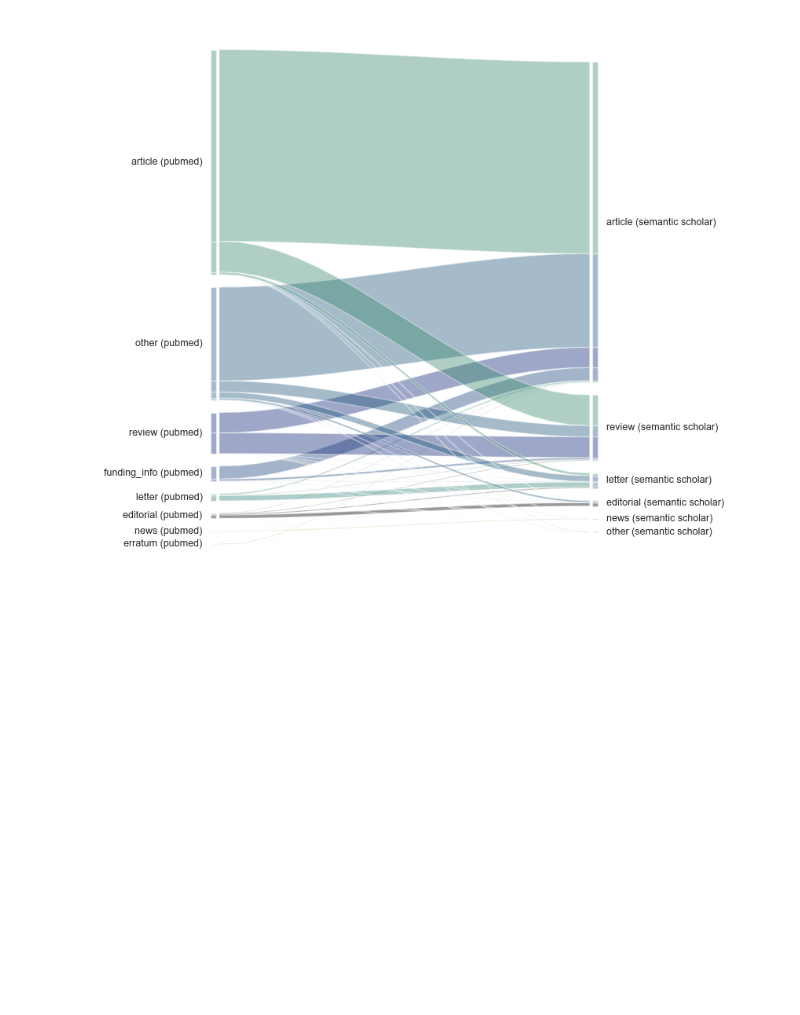
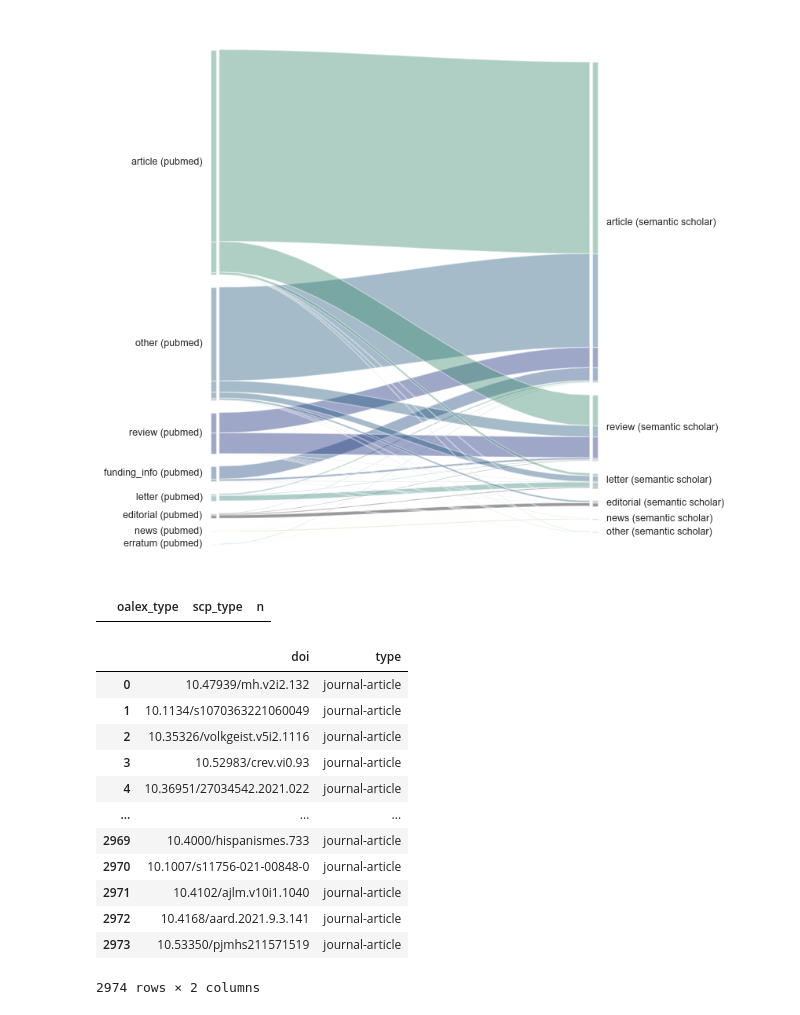
Before and after one commit to naustica/openalex_doctypes, a Jupyter notebook: codebook.ipynb, the cells around one changed output. Cells and saved outputs as stored; diff of their text form; code cells hidden in the pictures; blank space fills up the shorter version.

```diff
--- a/codebook.ipynb
+++ b/codebook.ipynb
@@ -531,3 +634,10 @@ fig.set_size_inches(7,9)
 plt.show()
 # %% [output]
 [figure]
+# %%
+host = os.environ['KB_HOST']
+database = os.environ['KB_DATABASE']
+user = os.environ['KB_USER']
+pw = os.environ['KB_PASSWORD']
+port = os.environ['KB_PORT']
+engine = create_engine(f'postgresql://{user}:{pw}@{host}:{port}/{database}')
@@ -533,0 +653,26 @@ plt.show()
+# %%
+oalex_scp_type
+# %% [output]
+|  | oalex_type | scp_type | n |
+# %%
+test = pd.read_sql("""
+                 SELECT doi, type
+                 FROM unignhaupka.cr_sep2023_test
+                 """,
+                 con=engine)
+# %%
+test
+# %% [output]
+|  | doi | type |
+| 0 | 10.47939/mh.v2i2.132 | journal-article |
+| 1 | 10.1134/s1070363221060049 | journal-article |
+| 2 | 10.35326/volkgeist.v5i2.1116 | journal-article |
+| 3 | 10.52983/crev.vi0.93 | journal-article |
+| 4 | 10.36951/27034542.2021.022 | journal-article |
+| ... | ... | ... |
+| 2969 | 10.4000/hispanismes.733 | journal-article |
+| 2970 | 10.1007/s11756-021-00848-0 | journal-article |
+| 2971 | 10.4102/ajlm.v10i1.1040 | journal-article |
+| 2972 | 10.4168/aard.2021.9.3.141 | journal-article |
+| 2973 | 10.53350/pjmhs211571519 | journal-article |
+2974 rows × 2 columns
```
Also changed, not shown: parts of 17 cells of this notebook.
